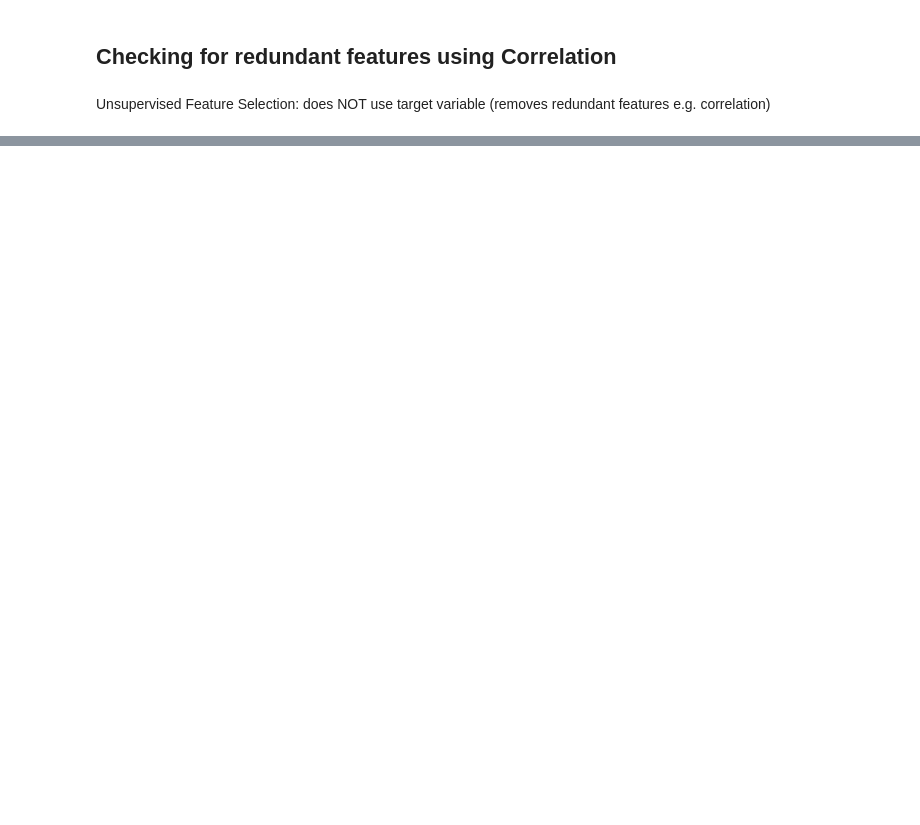
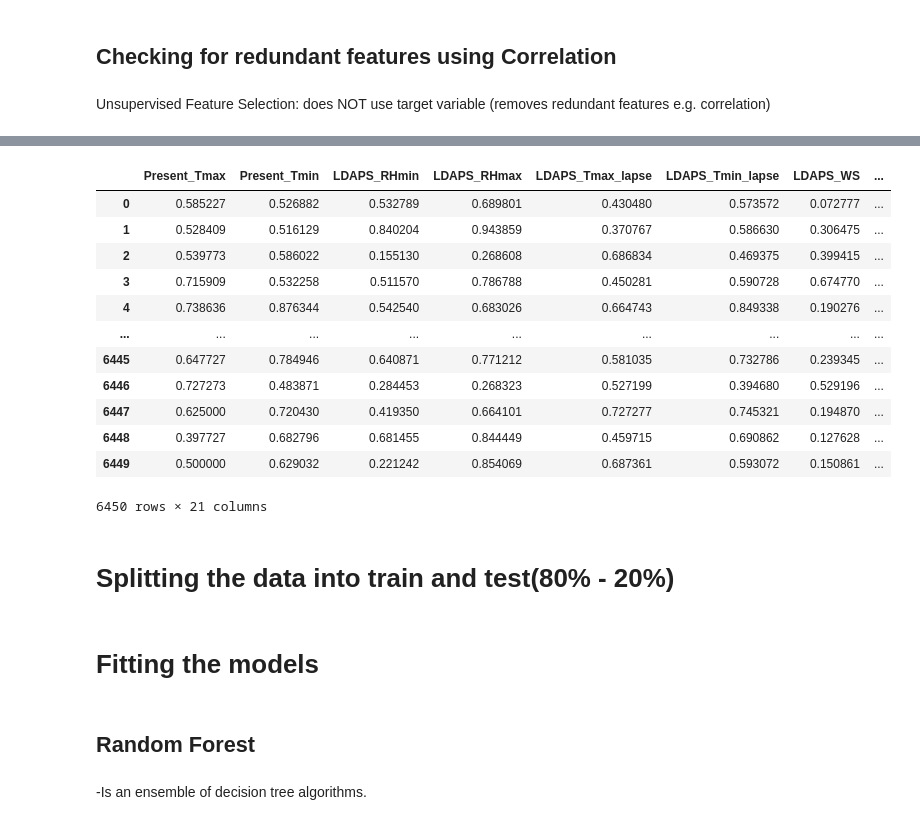
Before and after one commit to Lorraine254/Extreme-Weather-Analysis, a Jupyter notebook: Extreme Weather Analysis.ipynb, the cells around one changed output, grey strips where cells are left out. Saved outputs shown, nothing was run; the diff lists cells and outputs as text; code cells hidden in the pictures; blank space fills up the shorter version.

```diff
--- a/Extreme Weather Analysis.ipynb
+++ b/Extreme Weather Analysis.ipynb
@@ -218,0 +245,3 @@ sns.heatmap(df.corr(), annot=True)
+# %%
+X = df.drop('Next_Tmax', axis='columns')
+y = df['Next_Tmax']
@@ -218,0 +257,31 @@ sns.heatmap(df.corr(), annot=True)
+# %%
+#importing required libraries
+from sklearn.preprocessing import MinMaxScaler
+
+#Scaling the independent variables- Minimax scaler[variables will be defined in a scale of 0-1]
+#defining the minmax scaler
+scaler=MinMaxScaler()
+#Applying the scaler to our numerical inputs in the training dataset
+scaled_input=scaler.fit_transform(X)
+scaled_inputs=pd.DataFrame(scaled_input,columns=['Present_Tmax', 'Present_Tmin', 'LDAPS_RHmin', 'LDAPS_RHmax',
+       'LDAPS_Tmax_lapse', 'LDAPS_Tmin_lapse', 'LDAPS_WS', 'LDAPS_LH',
+       'LDAPS_CC1', 'LDAPS_CC2', 'LDAPS_CC3', 'LDAPS_CC4', 'LDAPS_PPT1',
+       'LDAPS_PPT2', 'LDAPS_PPT3', 'LDAPS_PPT4', 'lat', 'lon', 'DEM', 'Slope',
+       'Solar radiation'])
+scaled_inputs
+# %% [output]
+|  | Present_Tmax | Present_Tmin | LDAPS_RHmin | LDAPS_RHmax | LDAPS_Tmax_lapse | LDAPS_Tmin_lapse | LDAPS_WS | ... |
+| 0 | 0.585227 | 0.526882 | 0.532789 | 0.689801 | 0.430480 | 0.573572 | 0.072777 | ... |
+| 1 | 0.528409 | 0.516129 | 0.840204 | 0.943859 | 0.370767 | 0.586630 | 0.306475 | ... |
+| 2 | 0.539773 | 0.586022 | 0.155130 | 0.268608 | 0.686834 | 0.469375 | 0.399415 | ... |
+| 3 | 0.715909 | 0.532258 | 0.511570 | 0.786788 | 0.450281 | 0.590728 | 0.674770 | ... |
+| 4 | 0.738636 | 0.876344 | 0.542540 | 0.683026 | 0.664743 | 0.849338 | 0.190276 | ... |
+| ... | ... | ... | ... | ... | ... | ... | ... | ... |
+| 6445 | 0.647727 | 0.784946 | 0.640871 | 0.771212 | 0.581035 | 0.732786 | 0.239345 | ... |
+| 6446 | 0.727273 | 0.483871 | 0.284453 | 0.268323 | 0.527199 | 0.394680 | 0.529196 | ... |
+| 6447 | 0.625000 | 0.720430 | 0.419350 | 0.664101 | 0.727277 | 0.745321 | 0.194870 | ... |
+| 6448 | 0.397727 | 0.682796 | 0.681455 | 0.844449 | 0.459715 | 0.690862 | 0.127628 | ... |
+| 6449 | 0.500000 | 0.629032 | 0.221242 | 0.854069 | 0.687361 | 0.593072 | 0.150861 | ... |
+6450 rows × 21 columns
+# %% [markdown]
+# Splitting the data into train and test(80% - 20%)
@@ -218,0 +293,6 @@ sns.heatmap(df.corr(), annot=True)
+# %% [markdown]
+# Fitting the models
+# %% [markdown]
+## Random Forest
+# %% [markdown]
+-Is an ensemble of decision tree algorithms.
```
Also changed, not shown: parts of 13 cells of this notebook, 2 other files.
